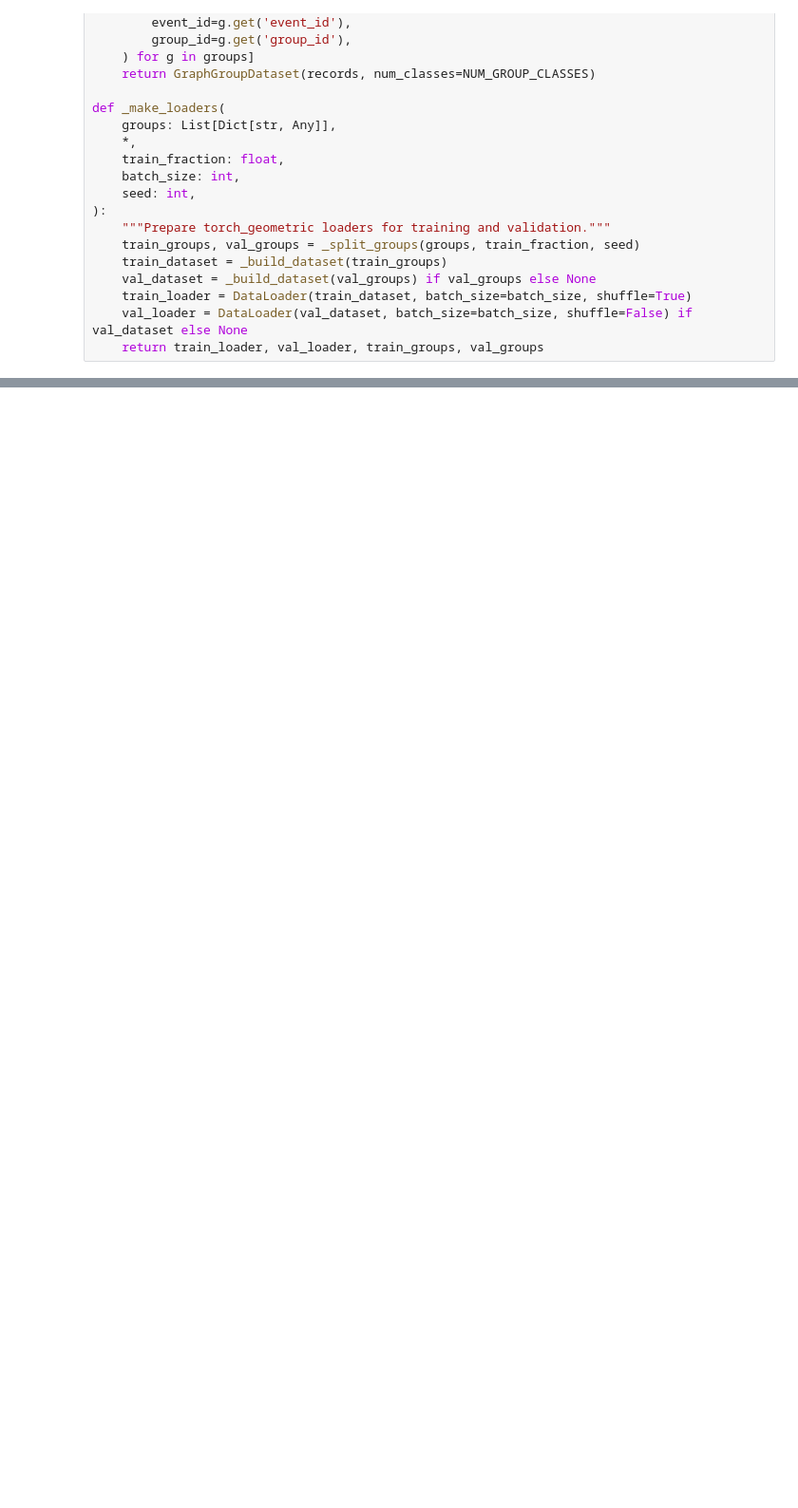
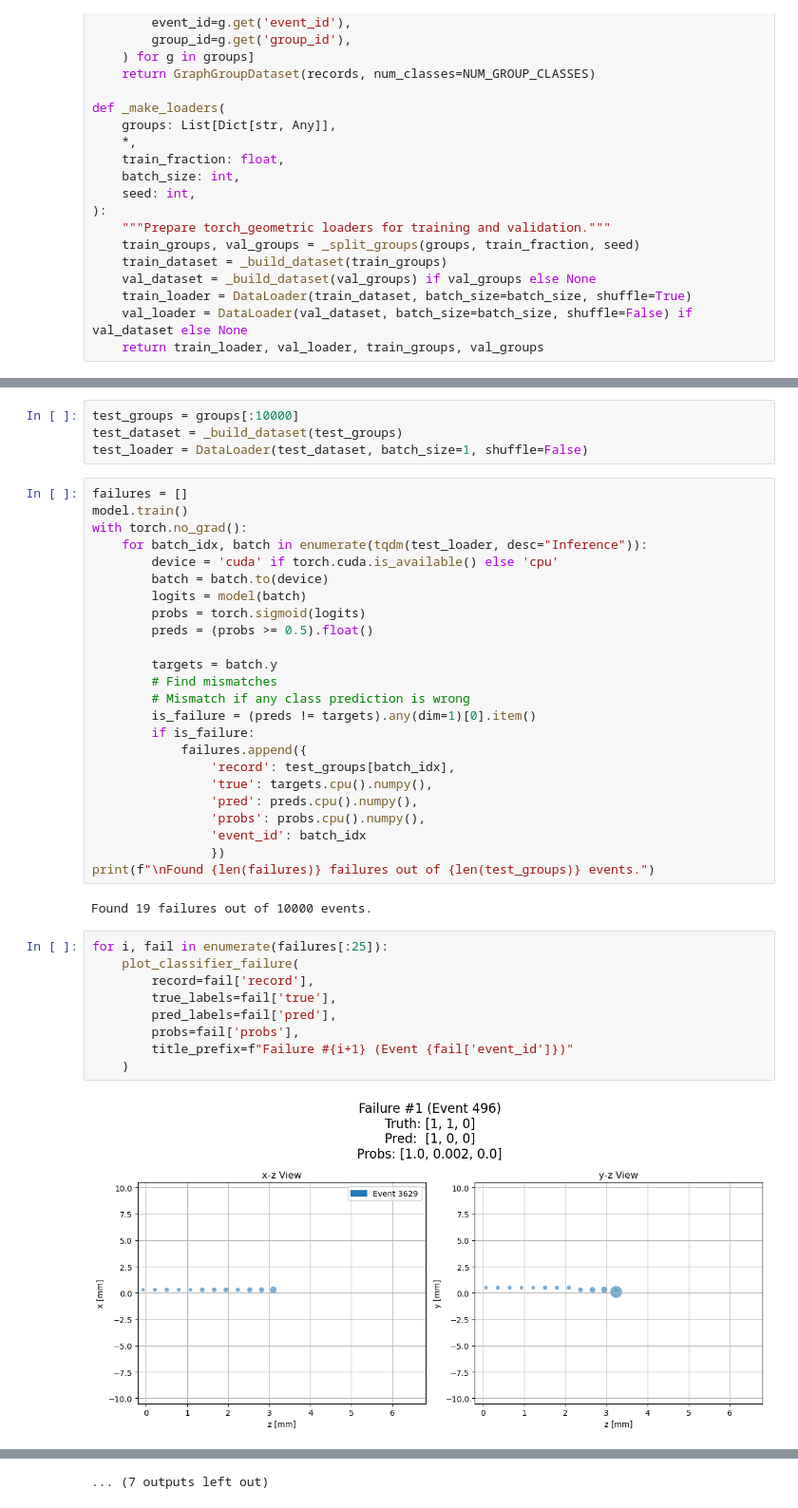
Before and after one commit to omarbeesley/pioneerML, a Jupyter notebook: group_classifier.ipynb, the cells around one changed output, grey strips where cells are left out. Shown at 95% size. Saved outputs shown, nothing was run; the diff lists cells and outputs as text; blank space fills up the shorter version.

```diff
--- a/group_classifier.ipynb
+++ b/group_classifier.ipynb
@@ -500,0 +522,41 @@ Epoch 04 | lr=0.00050 | train_loss=0.00797 exact=0.99662 | val_loss=0.00775 exac
+# %%
+test_groups = groups[:10000]
+test_dataset = _build_dataset(test_groups)
+test_loader = DataLoader(test_dataset, batch_size=1, shuffle=False)
+# %%
+failures = []
+model.train()
+with torch.no_grad():
+    for batch_idx, batch in enumerate(tqdm(test_loader, desc="Inference")):
+        device = 'cuda' if torch.cuda.is_available() else 'cpu'
+        batch = batch.to(device)
+        logits = model(batch)
+        probs = torch.sigmoid(logits)
+        preds = (probs >= 0.5).float()
+
+        targets = batch.y
+        # Find mismatches
+        # Mismatch if any class prediction is wrong
+        is_failure = (preds != targets).any(dim=1)[0].item()
+        if is_failure:
+            failures.append({
+                'record': test_groups[batch_idx],
+                'true': targets.cpu().numpy(),
+                'pred': preds.cpu().numpy(),
+                'probs': probs.cpu().numpy(),
+                'event_id': batch_idx
+                })
+print(f"\nFound {len(failures)} failures out of {len(test_groups)} events.")
+# %% [output]
+Found 19 failures out of 10000 events.
+# %%
+for i, fail in enumerate(failures[:25]):
+    plot_classifier_failure(
+        record=fail['record'],
+        true_labels=fail['true'],
+        pred_labels=fail['pred'],
+        probs=fail['probs'],
+        title_prefix=f"Failure #{i+1} (Event {fail['event_id']})"
+    )
+# %% [output]
+[figure, added]
@@ -500,0 +574 @@ Epoch 04 | lr=0.00050 | train_loss=0.00797 exact=0.99662 | val_loss=0.00775 exac
+... (7 outputs left out)
```
Also changed, not shown: parts of 10 cells of this notebook, 27 other files.
